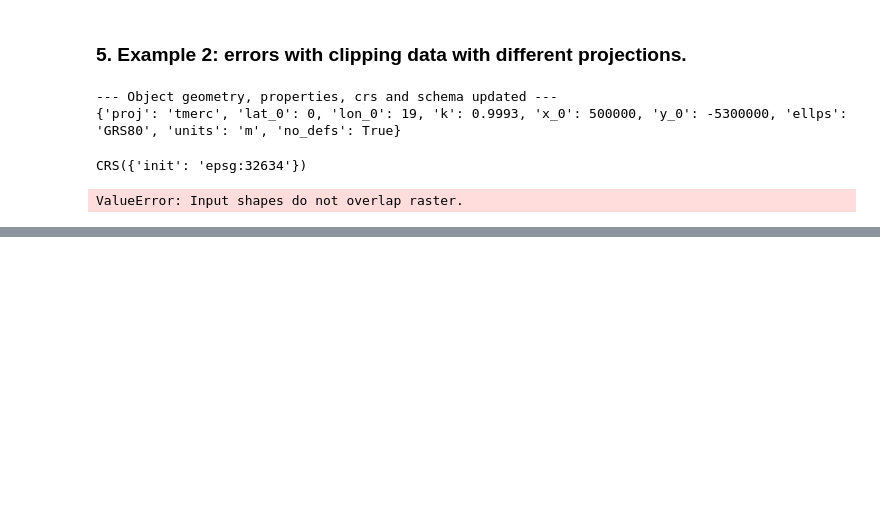
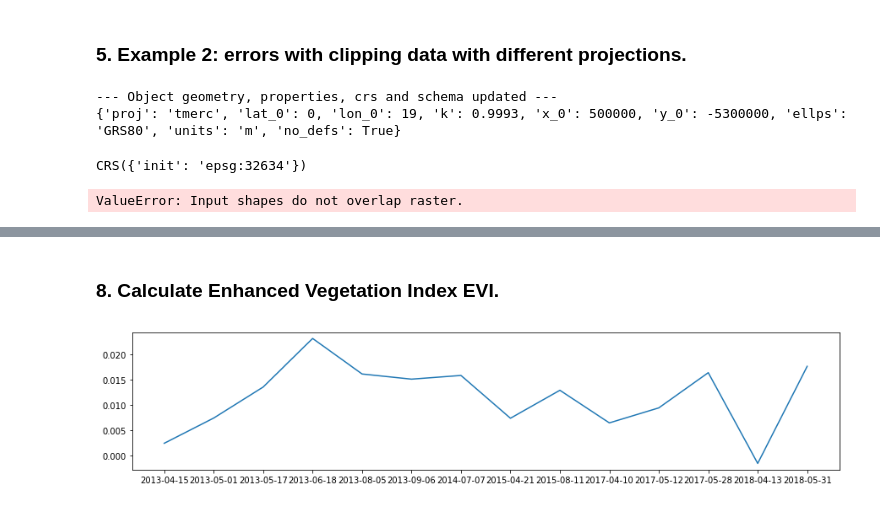
Before and after one commit to feleHaile/projections-clouds-and-Gdansk-Bay, a Jupyter notebook: algal_bloom_detection.ipynb, the cells around one changed output, grey strips where cells are left out. Drawn from its saved outputs; the diff is of its cells as text; code cells hidden in the pictures; blank space fills up the shorter version.

```diff
--- a/algal_bloom_detection.ipynb
+++ b/algal_bloom_detection.ipynb
@@ -325,0 +404,4 @@ ValueError: Input shapes do not overlap raster.
+# %%
+my_bands = (2, 4, 5)  # bands for EVI calculation
+my_folder_name = 'data/clipped/'
+prepared_files = clip_all(df, vn, my_bands, my_folder_name)
@@ -325,0 +442,3 @@ ValueError: Input shapes do not overlap raster.
+# %%
+clean_df = rasters_to_dataframe(prepared_files, df)
+clean_df.head()
@@ -325,0 +453,34 @@ ValueError: Input shapes do not overlap raster.
+# %% [markdown]
+### 8. Calculate Enhanced Vegetation Index EVI.
+# %%
+# Calculate EVI
+
+def calculate_evi(bands):
+    """Function calculates evi indicator from given data and returns it as an evi map"""
+    # sort bands based on their names
+    bands.sort() # band 2, band 4, band 5
+
+    with rio.open(bands[2]) as a:
+        nir_band = (a.read()[0]/10000).astype(np.float)
+    with rio.open(bands[1]) as b:
+        r_band = (b.read()[0]/10000).astype(np.float)
+    with rio.open(bands[0]) as c:
+        b_band = (c.read()[0]/10000).astype(np.float)
+
+    numerator = nir_band - r_band
+    g = 2.5
+    c1 = 6
+    c2 = 7.5
+    l = 1
+    denominator = nir_band + c1 * r_band - c2 * b_band + l
+    evi = g * (numerator / denominator)
+    evi[evi > 1] = 1
+    return evi
+# %%
+clean_df['EVI'] = clean_df.apply(lambda x: np.nanmean(calculate_evi([x[0], x[1], x[2]])), axis=1)
+# %%
+plt.figure(figsize=(15, 3))
+plt.plot(clean_df.index, clean_df['EVI'])
+plt.show()
+# %% [output]
+[figure, added]
```
Also changed, not shown: parts of 22 cells of this notebook.
